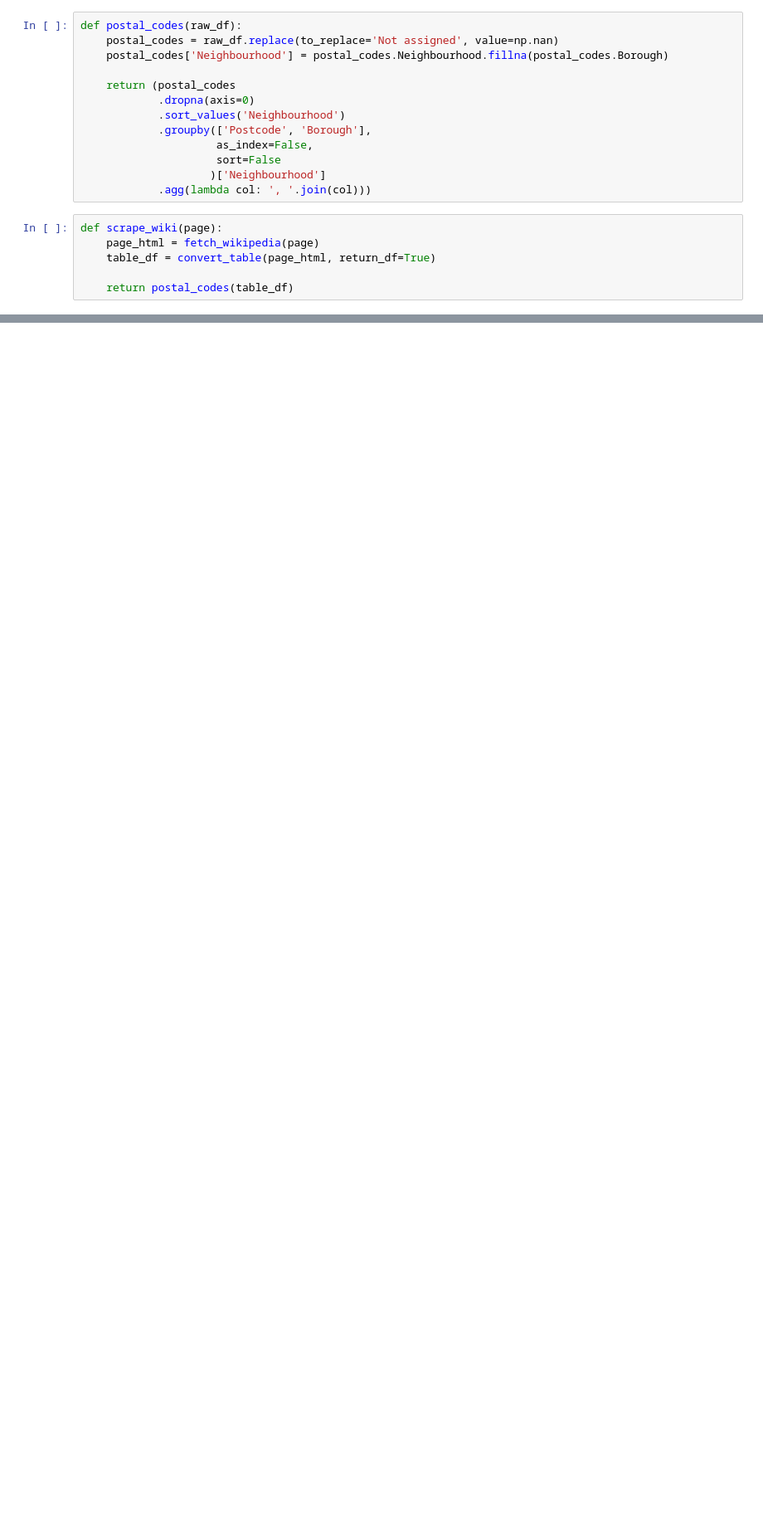
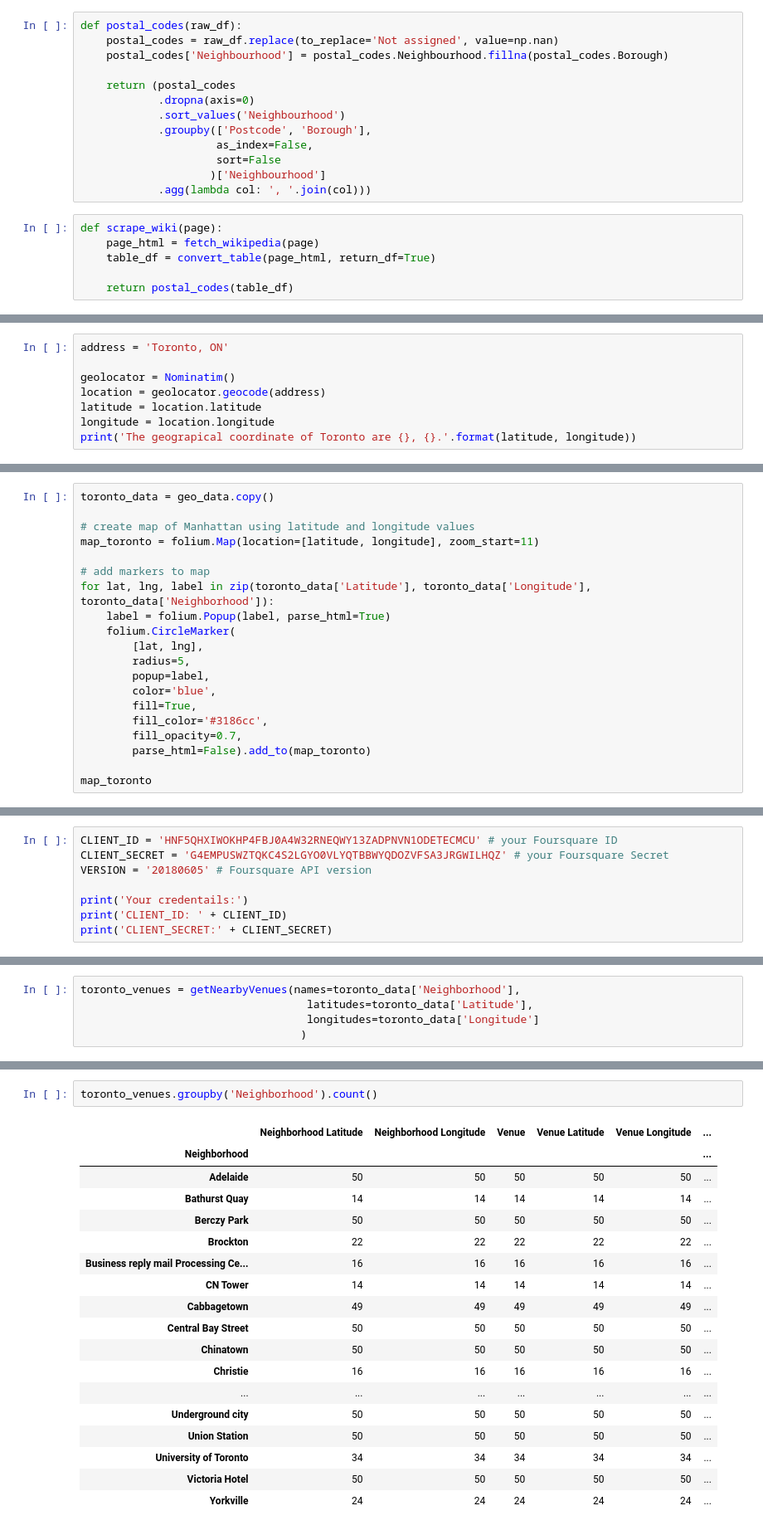
Before and after one commit to vnaidu/ibm-capstone-project, a Jupyter notebook: Assignment_2c.ipynb, the cells around one changed output, grey strips where cells are left out. Shown at 83% size. Drawn from its saved outputs; the diff is of its cells as text; blank space fills up the shorter version.

```diff
--- a/Assignment_2c.ipynb
+++ b/Assignment_2c.ipynb
@@ -114,0 +146,8 @@ geo_data.head(10)
+# %%
+address = 'Toronto, ON'
+
+geolocator = Nominatim()
+location = geolocator.geocode(address)
+latitude = location.latitude
+longitude = location.longitude
+print('The geograpical coordinate of Toronto are {}, {}.'.format(latitude, longitude))
@@ -114,0 +156,20 @@ geo_data.head(10)
+# %%
+toronto_data = geo_data.copy()
+
+# create map of Manhattan using latitude and longitude values
+map_toronto = folium.Map(location=[latitude, longitude], zoom_start=11)
+
+# add markers to map
+for lat, lng, label in zip(toronto_data['Latitude'], toronto_data['Longitude'], toronto_data['Neighborhood']):
+    label = folium.Popup(label, parse_html=True)
+    folium.CircleMarker(
+        [lat, lng],
+        radius=5,
+        popup=label,
+        color='blue',
+        fill=True,
+        fill_color='#3186cc',
+        fill_opacity=0.7,
+        parse_html=False).add_to(map_toronto)
+
+map_toronto
@@ -114,0 +178,8 @@ geo_data.head(10)
+# %%
+CLIENT_ID = 'HNF5QHXIWOKHP4FBJ0A4W32RNEQWY13ZADPNVN1ODETECMCU' # your Foursquare ID
+CLIENT_SECRET = 'G4EMPUSWZTQKC4S2LGYO0VLYQTBBWYQDOZVFSA3JRGWILHQZ' # your Foursquare Secret
+VERSION = '20180605' # Foursquare API version
+
+print('Your credentails:')
+print('CLIENT_ID: ' + CLIENT_ID)
+print('CLIENT_SECRET:' + CLIENT_SECRET)
@@ -114,0 +247,5 @@ geo_data.head(10)
+# %%
+toronto_venues = getNearbyVenues(names=toronto_data['Neighborhood'],
+                                   latitudes=toronto_data['Latitude'],
+                                   longitudes=toronto_data['Longitude']
+                                  )
@@ -114,0 +285,21 @@ geo_data.head(10)
+# %%
+toronto_venues.groupby('Neighborhood').count()
+# %% [output]
+|  | Neighborhood Latitude | Neighborhood Longitude | Venue | Venue Latitude | Venue Longitude | ... |
+| Neighborhood |  |  |  |  |  | ... |
+| Adelaide | 50 | 50 | 50 | 50 | 50 | ... |
+| Bathurst Quay | 14 | 14 | 14 | 14 | 14 | ... |
+| Berczy Park | 50 | 50 | 50 | 50 | 50 | ... |
+| Brockton | 22 | 22 | 22 | 22 | 22 | ... |
+| Business reply mail Processing Ce... | 16 | 16 | 16 | 16 | 16 | ... |
+| CN Tower | 14 | 14 | 14 | 14 | 14 | ... |
+| Cabbagetown | 49 | 49 | 49 | 49 | 49 | ... |
+| Central Bay Street | 50 | 50 | 50 | 50 | 50 | ... |
+| Chinatown | 50 | 50 | 50 | 50 | 50 | ... |
+| Christie | 16 | 16 | 16 | 16 | 16 | ... |
+| ... | ... | ... | ... | ... | ... | ... |
+| Underground city | 50 | 50 | 50 | 50 | 50 | ... |
+| Union Station | 50 | 50 | 50 | 50 | 50 | ... |
+| University of Toronto | 34 | 34 | 34 | 34 | 34 | ... |
+| Victoria Hotel | 50 | 50 | 50 | 50 | 50 | ... |
+| Yorkville | 24 | 24 | 24 | 24 | 24 | ... |
```
Also changed, not shown: parts of 37 cells of this notebook.
